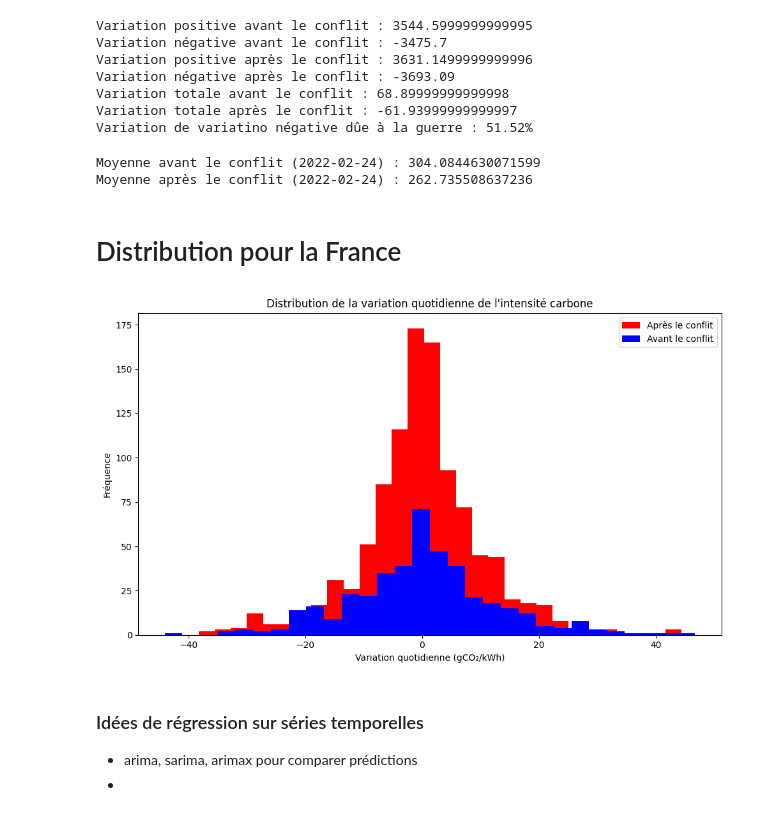
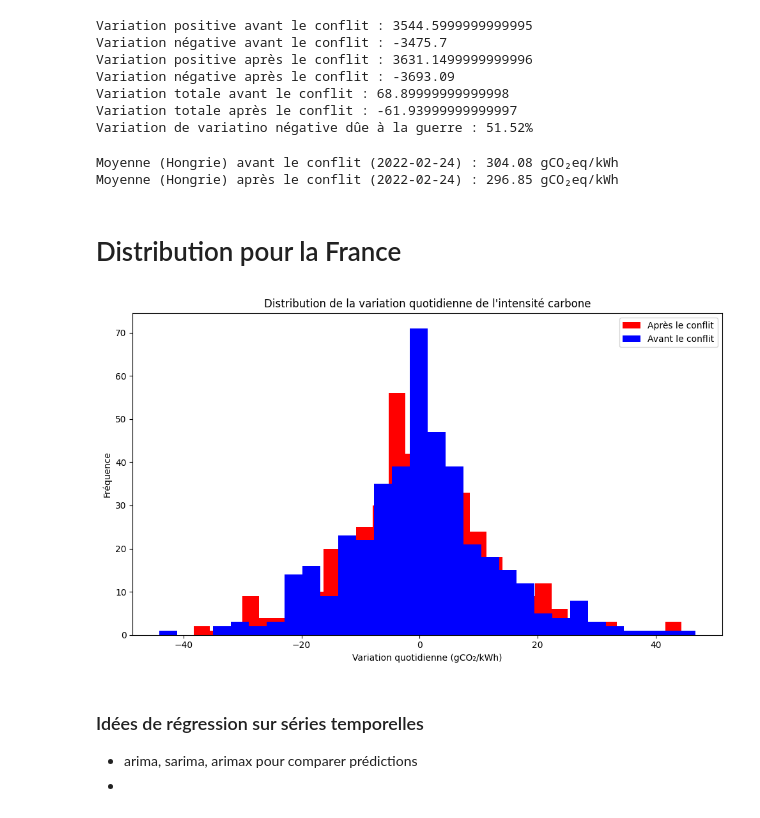
Before and after one commit to RaphLC16/M1EDE, a Jupyter notebook: distri.ipynb, the cells around one changed output. Drawn from its saved outputs; the diff is of its cells as text; code cells hidden in the pictures.

```diff
--- a/distri.ipynb
+++ b/distri.ipynb
@@ -80,34 +80,34 @@ Variation totale avant le conflit : 68.89999999999998
 Variation totale après le conflit : -61.93999999999997
 Variation de variatino négative dûe à la guerre : 51.52%
 # %%
-import pandas as pd
+# import pandas as pd
 
-# Lire le dataset
-df = pd.read_csv('hongrie_concatene.csv')
+# # Lire le dataset
+# df = pd.read_csv('hongrie_concatene.csv')
 
-# Convertir la colonne 'Datetime (UTC)' en datetime
-df['Datetime (UTC)'] = pd.to_datetime(df['Datetime (UTC)'])
+# # Convertir la colonne 'Datetime (UTC)' en datetime
+# df['Datetime (UTC)'] = pd.to_datetime(df['Datetime (UTC)'])
 
-# Trier les données par date
-df = df.sort_values(by='Datetime (UTC)')
+# # Trier les données par date
+# df = df.sort_values(by='Datetime (UTC)')
 
-# Définir la date du conflit en Ukraine
-date_conflit = pd.to_datetime('2022-02-24')
+# # Définir la date du conflit en Ukraine
+# date_conflit = pd.to_datetime('2022-02-24')
 
-# Séparer les données avant et après le conflit
-df_avant_conflit = df[df['Datetime (UTC)'] < date_conflit]
-df_apres_conflit = df[df['Datetime (UTC)'] >= date_conflit]
+# # Séparer les données avant et après le conflit
+# df_avant_conflit = df[df['Datetime (UTC)'] < date_conflit]
+# df_apres_conflit = df[df['Datetime (UTC)'] >= date_conflit]
 
 # Calculer la moyenne pour chaque période
-moyenne_avant_conflit = df_avant_conflit['Carbon Intensity gCO₂eq/kWh (LCA)'].mean()
-moyenne_apres_conflit = df_apres_conflit['Carbon Intensity gCO₂eq/kWh (LCA)'].mean()
+moyenne_avant_conflit = df_hu_avant_conflit['Carbon Intensity gCO₂eq/kWh (LCA)'].mean()
+moyenne_apres_conflit = df_hu_apres_conflit['Carbon Intensity gCO₂eq/kWh (LCA)'].mean()
 
 # Afficher les résultats
-print(f"Moyenne avant le conflit (2022-02-24) : {moyenne_avant_conflit}")
-print(f"Moyenne après le conflit (2022-02-24) : {moyenne_apres_conflit}")
+print(f"Moyenne (Hongrie) avant le conflit (2022-02-24) : {moyenne_avant_conflit:.2f} gCO₂eq/kWh")
+print(f"Moyenne (Hongrie) après le conflit (2022-02-24) : {moyenne_apres_conflit:.2f} gCO₂eq/kWh")
 # %% [output]
-Moyenne avant le conflit (2022-02-24) : 304.0844630071599
-Moyenne après le conflit (2022-02-24) : 262.735508637236
+Moyenne (Hongrie) avant le conflit (2022-02-24) : 304.08 gCO₂eq/kWh
+Moyenne (Hongrie) après le conflit (2022-02-24) : 296.85 gCO₂eq/kWh
 # %% [markdown]
 # Distribution pour la France
 # %%
@@ -115,7 +115,7 @@ Moyenne après le conflit (2022-02-24) : 262.735508637236
 dff = pd.read_csv('france_concatene.csv')
 
 # Convertir la colonne 'Datetime (UTC)' en datetime
-dff['Datetime (UTC)'] = pd.to_datetime(df['Datetime (UTC)'])
+dff['Datetime (UTC)'] = pd.to_datetime(dff['Datetime (UTC)'])
 
 # Trier les données par date
 dff = dff.sort_values(by='Datetime (UTC)')
@@ -123,35 +123,36 @@ dff = dff.sort_values(by='Datetime (UTC)')
 # Calculer la variation quotidienne de la colonne 'Carbon Intensity gCO₂eq/kWh (LCA)'
 dff['Variation'] = dff['Carbon Intensity gCO₂eq/kWh (LCA)'].diff()
 
 # Définir la date du conflit en Ukraine
 date_conflit = pd.to_datetime('2022-02-24')
 
 # Séparer les données avant et après le conflit
 dff_avant_conflit = dff[dff['Datetime (UTC)'] < date_conflit]
-dff_apres_conflit = dff[dff['Datetime (UTC)'] >= date_conflit]
+dff_apres_conflit = dff[(dff['Datetime (UTC)'] > date_conflit) & (dff['Datetime (UTC)'] <= date_419_apres_conflit)]
+
 
 # Tracer les distributions de la variation quotidienne avant et après le conflit avec transparence
 plt.figure(figsize=(10, 6))
 
 # Tracer l'histogramme de la variation quotidienne après le conflit avec transparence
 plt.hist(dff_apres_conflit['Variation'].dropna(), bins=30, color='red', alpha=1., label='Après le conflit')
 
 # Tracer l'histogramme de la variation quotidienne avant le conflit avec transparence
 plt.hist(dff_avant_conflit['Variation'].dropna(), bins=30, color='blue', alpha=1., label='Avant le conflit')
 
 
 
 # Ajouter les labels et la légende
 plt.title('Distribution de la variation quotidienne de l\'intensité carbone')
 plt.xlabel('Variation quotidienne (gCO₂/kWh)')
 plt.ylabel('Fréquence')
 plt.legend(loc='upper right')
 
 # Afficher le graphique
 plt.tight_layout()
 plt.show()
 # %% [output]
-[figure, old version]
+[figure, new version]
 # %% [markdown]
 ### Idées de régression sur séries temporelles
 
```
Also changed, not shown: parts of 4 cells of this notebook.
